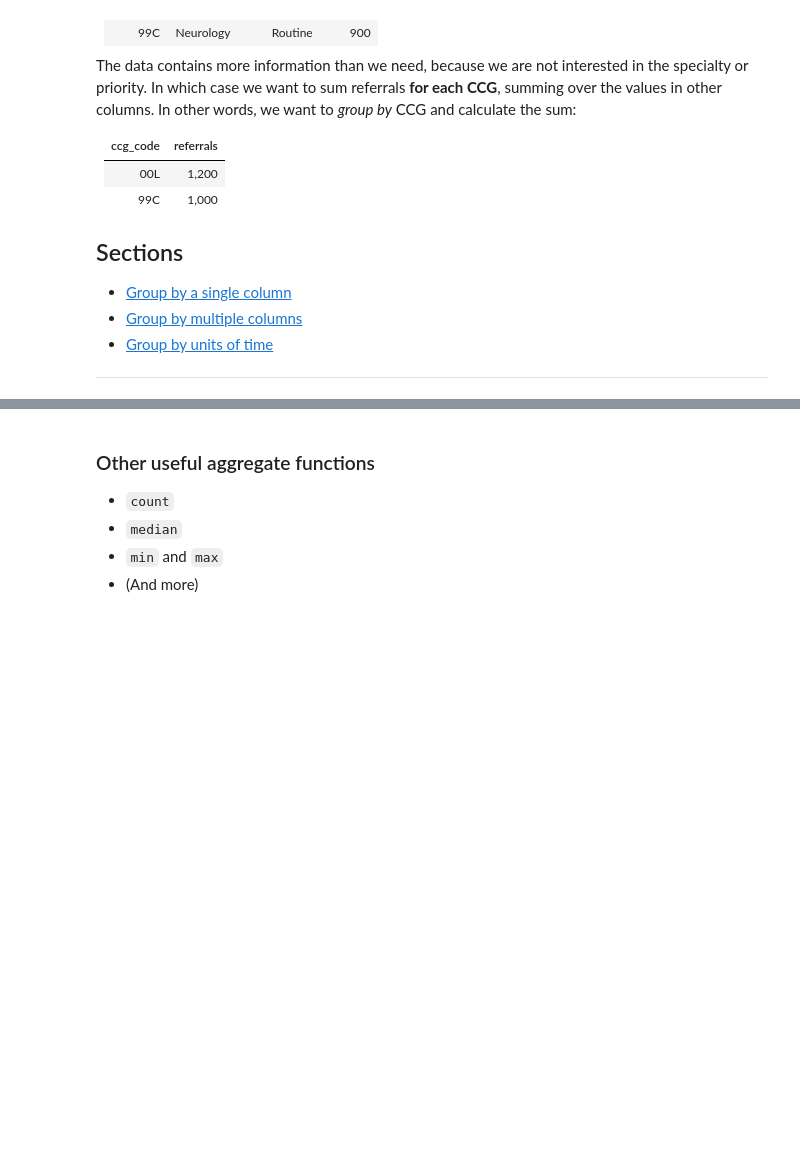
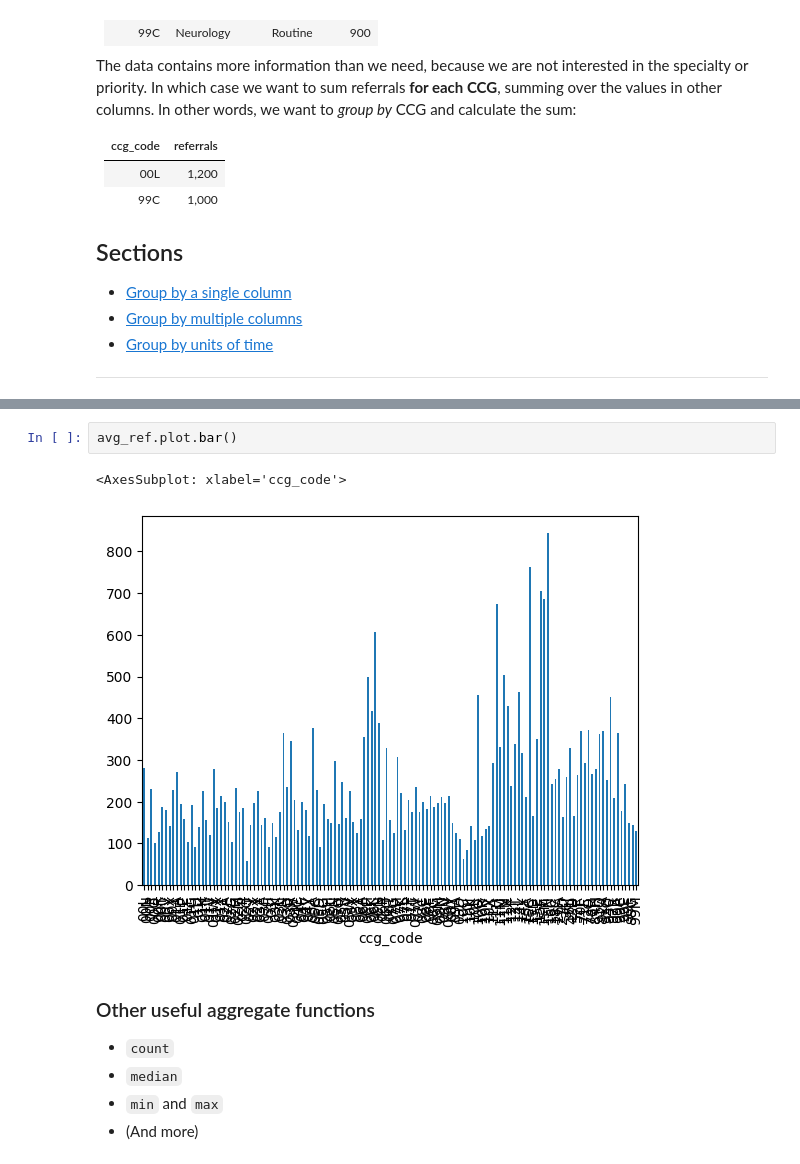
Before and after one commit to carnall-farrar/python_club, a Jupyter notebook: lessons/aggregation_with_pandas/aggregation_answers.ipynb, the cells around one changed output, grey strips where cells are left out. Cells and saved outputs as stored; diff of their text form; blank space fills up the shorter version.

```diff
--- a/lessons/aggregation_with_pandas/aggregation_answers.ipynb
+++ b/lessons/aggregation_with_pandas/aggregation_answers.ipynb
@@ -169,3 +182,8 @@ Name: referrals, Length: 135, dtype: float64
+# %%
+avg_ref.plot.bar()
+# %% [output]
+<AxesSubplot: xlabel='ccg_code'>
+[figure, added]
 # %% [markdown]
 ### Other useful aggregate functions
 * `count`
```
Also changed, not shown: parts of 45 cells of this notebook, 1 other file.
